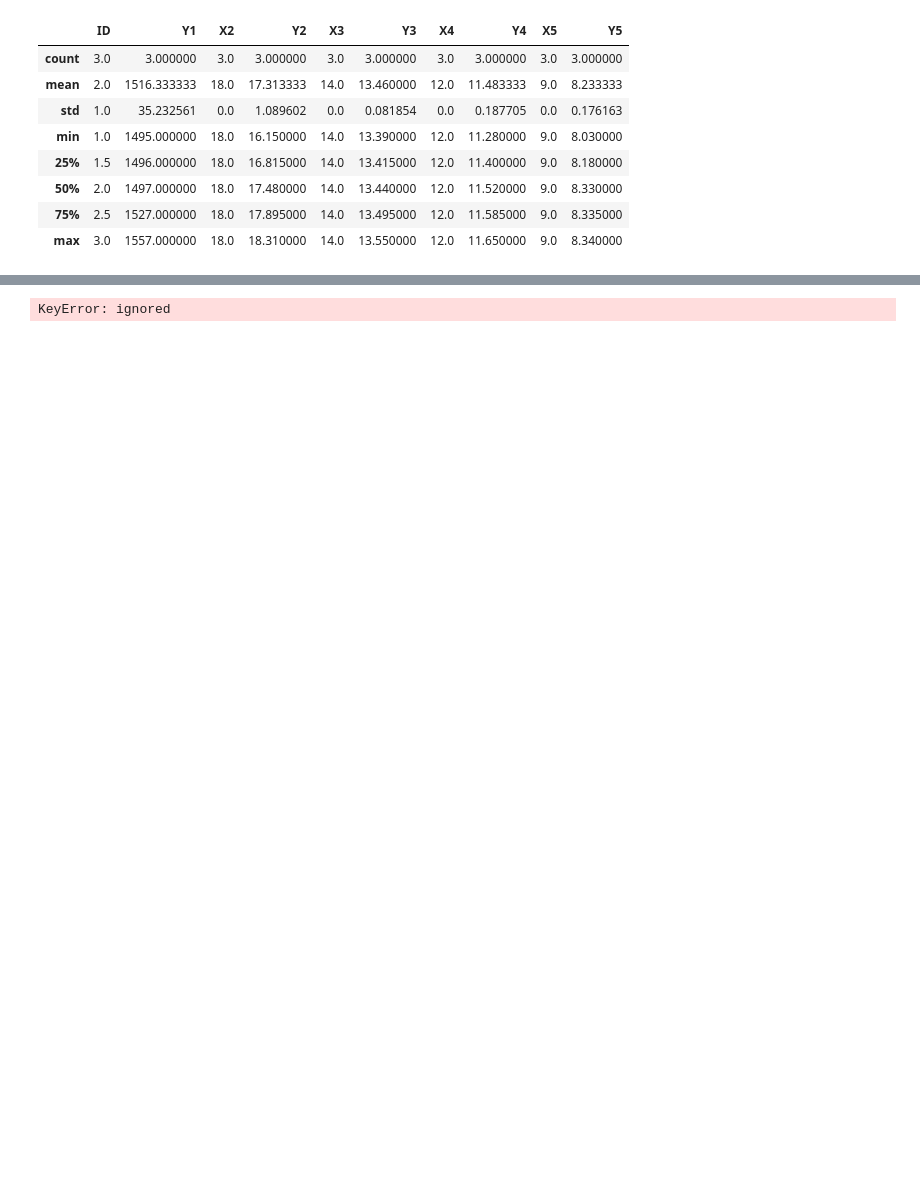
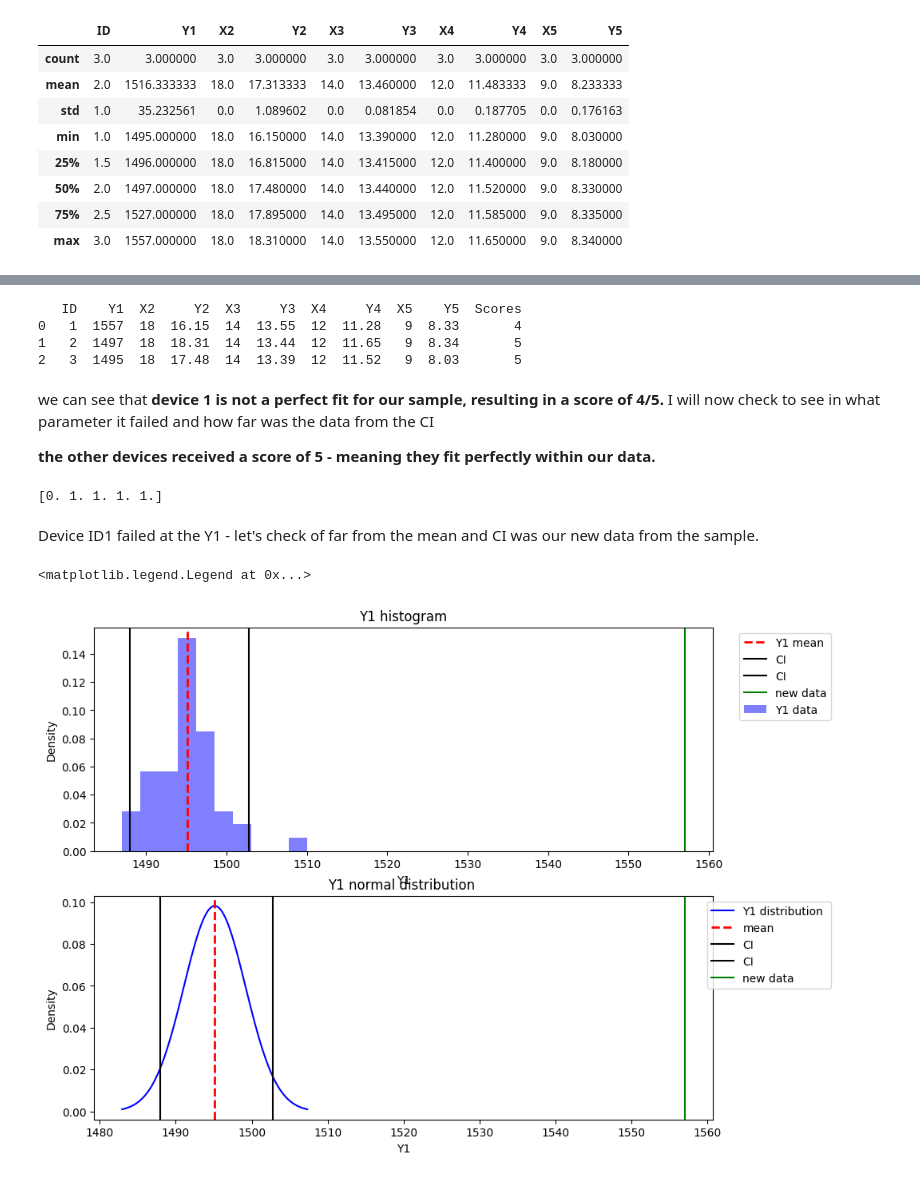
Before and after one commit to Rotems1234/PulseNMore_HomeAssignment, a Jupyter notebook: PulseNMore_RotemStahl.ipynb, the cells around one changed output, grey strips where cells are left out. Cells and saved outputs as stored; diff of their text form; code cells hidden in the pictures; blank space fills up the shorter version.

```diff
--- a/PulseNMore_RotemStahl.ipynb
+++ b/PulseNMore_RotemStahl.ipynb
@@ -514,4 +515,63 @@ print(ci95_all[1][0])
-# %%
-checkinside(new_devices[1], ci95_all)
-# %% [output]
-KeyError: ignored
+# %%
+scores = []
+for index, row in new_devices.iterrows():
+    score = checkinside(data, row)
+    scores.append(score)
+
+new_devices['Scores'] = scores
+
+# the updated new devices
+print(new_devices)
+# %% [output]
+   ID    Y1  X2     Y2  X3     Y3  X4     Y4  X5    Y5  Scores
+0   1  1557  18  16.15  14  13.55  12  11.28   9  8.33       4
+1   2  1497  18  18.31  14  13.44  12  11.65   9  8.34       5
+2   3  1495  18  17.48  14  13.39  12  11.52   9  8.03       5
+# %% [markdown]
+we can see that **device 1 is not a perfect fit for our sample, resulting in a score of 4/5.**
+I will now check to see in what parameter it failed and how far was the data from the CI
+
+**the other devices received a score of 5 - meaning they fit perfectly within our data.**
+# %%
+score,test=checkinside(data,new_devices.iloc[0])
+print(test)
+# %% [output]
+[0. 1. 1. 1. 1.]
+# %% [markdown]
+Device ID1 failed at the Y1 - let's check of far from the mean and CI was our new data from the sample.
+# %%
+  #finding the CI
+  conf = 0.95
+  ci95_1 = np.percentile(data.Y1, [100*(1-conf)/2,100*(1-(1-conf)/2)])
+  ci95_2 = np.percentile(data.Y2, [100*(1-conf)/2,100*(1-(1-conf)/2)])
+  ci95_3 = np.percentile(data.Y3, [100*(1-conf)/2,100*(1-(1-conf)/2)])
+  ci95_4 = np.percentile(data.Y4, [100*(1-conf)/2,100*(1-(1-conf)/2)])
+  ci95_5 = np.percentile(data.Y5, [100*(1-conf)/2,100*(1-(1-conf)/2)])
+
+  fig, (ax1, ax2) = plt.subplots(nrows=2, ncols=1, figsize=(10, 8))
+
+  ax1.hist(data.Y1,  alpha=0.5, color='blue', density=True)
+  ax1.axvline(data.Y1.mean(), color='red', linestyle='dashed', linewidth=2)
+  ax1.axvline(ci95_1[0], color='black', linestyle='solid', linewidth=1.5)
+  ax1.axvline(ci95_1[1], color='black', linestyle='solid', linewidth=1.5)
+  ax1.axvline(x=new_devices.Y1[0], color='green', linestyle='solid', linewidth=1.5)
+  ax1.set_xlabel('Y1')
+  ax1.set_ylabel('Density')
+  ax1.set_title('Y1 histogram')
+  leg=['Y1 mean','CI','CI','new data','Y1 data']
+  ax1.legend(leg, loc='best', bbox_to_anchor=(1.2, 1))
+
+  x1,y1=findnorm(data.Y1)
+  ax2.plot(x1, y1, color='blue')
+  ax2.axvline(data.Y1.mean(), color='red', linestyle='dashed', linewidth=2)
+  ax2.axvline(ci95_1[0], color='black', linestyle='solid', linewidth=1.5)
+  ax2.axvline(ci95_1[1], color='black', linestyle='solid', linewidth=1.5)
+  ax2.axvline(x=new_devices.Y1[0], color='green', linestyle='solid', linewidth=1.5)
+  ax2.set_xlabel('Y1')
+  ax2.set_ylabel('Density')
+  ax2.set_title('Y1 normal distribution ')
+  leg=['Y1 distribution ','mean' ,'CI','CI','new data']
+  ax2.legend(leg, loc='best', bbox_to_anchor=(1.2, 1))
+# %% [output]
+<matplotlib.legend.Legend at 0x...>
+[figure, added]
```
Also changed, not shown: parts of 4 cells of this notebook.
